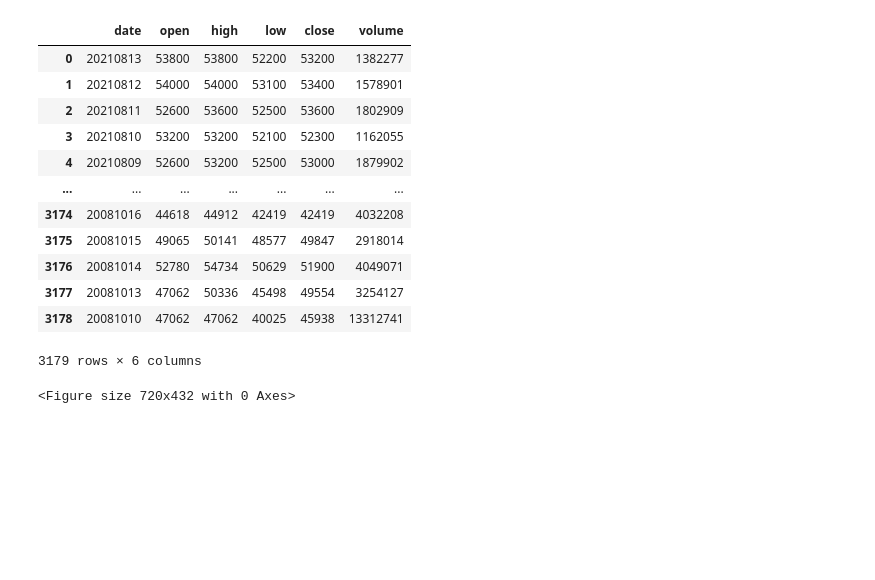
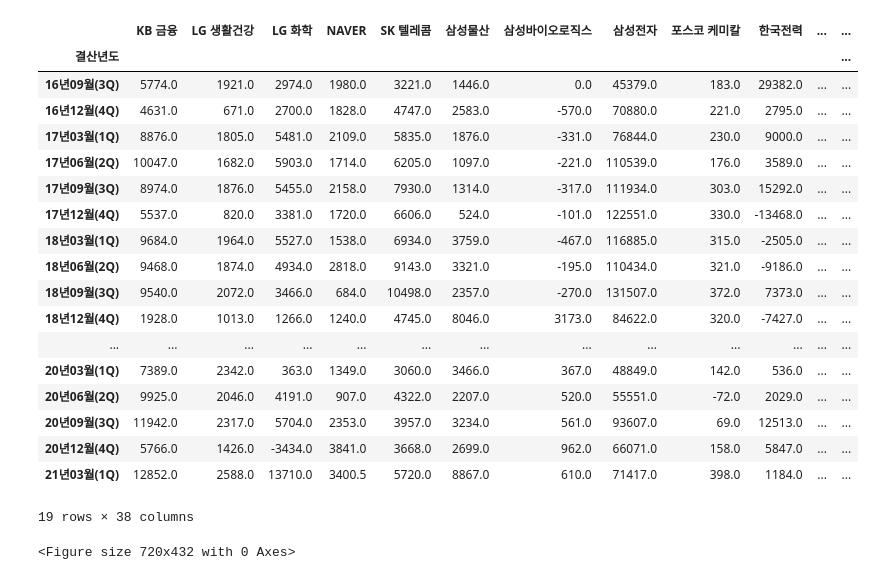
Before and after one commit to sejin1996/FinanceData, a Jupyter notebook: 상관관계 분석/금리,환율 - 공매도, 주가 , 당기순익 상관관계 분석.ipynb, the cells around one changed output. Cells and saved outputs as stored; diff of their text form; code cells hidden in the pictures; blank space fills up the shorter version.

Commit message:
전체 대비 당기순익 증가량

```diff
--- a/상관관계 분석/금리,환율 - 공매도, 주가 , 당기순익 상관관계 분석.ipynb
+++ b/상관관계 분석/금리,환율 - 공매도, 주가 , 당기순익 상관관계 분석.ipynb
@@ -9,23 +9,29 @@ from IPython.core.interactiveshell import InteractiveShell
 InteractiveShell.ast_node_interactivity="all"
 # %%
 df1=pd.read_csv('../매출액,금리,환율/금리,환율_전처리.csv',encoding='euc-kr',index_col='일자')
-df2=pd.read_csv('../매출액,금리,환율/당기순익_merge.csv',encoding='euc-kr',index_col='결산년도')
+df2=pd.read_csv('../매출액,금리,환율/당기순익_증가율.csv',encoding='euc-kr',index_col='결산년도')
 df3=pd.read_csv('../주가데이터/DATA_FILE/kb금융.csv')
-df3
+df2
 # %% [output]
-|  | date | open | high | low | close | volume |
-| 0 | 20210813 | 53800 | 53800 | 52200 | 53200 | 1382277 |
-| 1 | 20210812 | 54000 | 54000 | 53100 | 53400 | 1578901 |
-| 2 | 20210811 | 52600 | 53600 | 52500 | 53600 | 1802909 |
-| 3 | 20210810 | 53200 | 53200 | 52100 | 52300 | 1162055 |
-| 4 | 20210809 | 52600 | 53200 | 52500 | 53000 | 1879902 |
-| ... | ... | ... | ... | ... | ... | ... |
-| 3174 | 20081016 | 44618 | 44912 | 42419 | 42419 | 4032208 |
-| 3175 | 20081015 | 49065 | 50141 | 48577 | 49847 | 2918014 |
-| 3176 | 20081014 | 52780 | 54734 | 50629 | 51900 | 4049071 |
-| 3177 | 20081013 | 47062 | 50336 | 45498 | 49554 | 3254127 |
-| 3178 | 20081010 | 47062 | 47062 | 40025 | 45938 | 13312741 |
+|  | KB 금융 | LG 생활건강 | LG 화학 | NAVER | SK 텔레콤 | 삼성물산 | 삼성바이오로직스 | 삼성전자 | 포스코 케미칼 | 한국전력 | ... | ... |
+| 결산년도 |  |  |  |  |  |  |  |  |  |  |  | ... |
+| 16년09월(3Q) | 5774.0 | 1921.0 | 2974.0 | 1980.0 | 3221.0 | 1446.0 | 0.0 | 45379.0 | 183.0 | 29382.0 | ... | ... |
+| 16년12월(4Q) | 4631.0 | 671.0 | 2700.0 | 1828.0 | 4747.0 | 2583.0 | -570.0 | 70880.0 | 221.0 | 2795.0 | ... | ... |
+| 17년03월(1Q) | 8876.0 | 1805.0 | 5481.0 | 2109.0 | 5835.0 | 1876.0 | -331.0 | 76844.0 | 230.0 | 9000.0 | ... | ... |
+| 17년06월(2Q) | 10047.0 | 1682.0 | 5903.0 | 1714.0 | 6205.0 | 1097.0 | -221.0 | 110539.0 | 176.0 | 3589.0 | ... | ... |
+| 17년09월(3Q) | 8974.0 | 1876.0 | 5455.0 | 2158.0 | 7930.0 | 1314.0 | -317.0 | 111934.0 | 303.0 | 15292.0 | ... | ... |
+| 17년12월(4Q) | 5537.0 | 820.0 | 3381.0 | 1720.0 | 6606.0 | 524.0 | -101.0 | 122551.0 | 330.0 | -13468.0 | ... | ... |
+| 18년03월(1Q) | 9684.0 | 1964.0 | 5527.0 | 1538.0 | 6934.0 | 3759.0 | -467.0 | 116885.0 | 315.0 | -2505.0 | ... | ... |
+| 18년06월(2Q) | 9468.0 | 1874.0 | 4934.0 | 2818.0 | 9143.0 | 3321.0 | -195.0 | 110434.0 | 321.0 | -9186.0 | ... | ... |
+| 18년09월(3Q) | 9540.0 | 2072.0 | 3466.0 | 684.0 | 10498.0 | 2357.0 | -270.0 | 131507.0 | 372.0 | 7373.0 | ... | ... |
+| 18년12월(4Q) | 1928.0 | 1013.0 | 1266.0 | 1240.0 | 4745.0 | 8046.0 | 3173.0 | 84622.0 | 320.0 | -7427.0 | ... | ... |
+| ... | ... | ... | ... | ... | ... | ... | ... | ... | ... | ... | ... | ... |
+| 20년03월(1Q) | 7389.0 | 2342.0 | 363.0 | 1349.0 | 3060.0 | 3466.0 | 367.0 | 48849.0 | 142.0 | 536.0 | ... | ... |
+| 20년06월(2Q) | 9925.0 | 2046.0 | 4191.0 | 907.0 | 4322.0 | 2207.0 | 520.0 | 55551.0 | -72.0 | 2029.0 | ... | ... |
+| 20년09월(3Q) | 11942.0 | 2317.0 | 5704.0 | 2353.0 | 3957.0 | 3234.0 | 561.0 | 93607.0 | 69.0 | 12513.0 | ... | ... |
+| 20년12월(4Q) | 5766.0 | 1426.0 | -3434.0 | 3841.0 | 3668.0 | 2699.0 | 962.0 | 66071.0 | 158.0 | 5847.0 | ... | ... |
+| 21년03월(1Q) | 12852.0 | 2588.0 | 13710.0 | 3400.5 | 5720.0 | 8867.0 | 610.0 | 71417.0 | 398.0 | 1184.0 | ... | ... |
-3179 rows × 6 columns
+19 rows × 38 columns
 # %%
 plt.figure(figsize=(10,6))
 plt.scatter(df1['금리'],df1['달러환율'])
```
Also changed, not shown: parts of 6 cells of this notebook, 3 other files.
